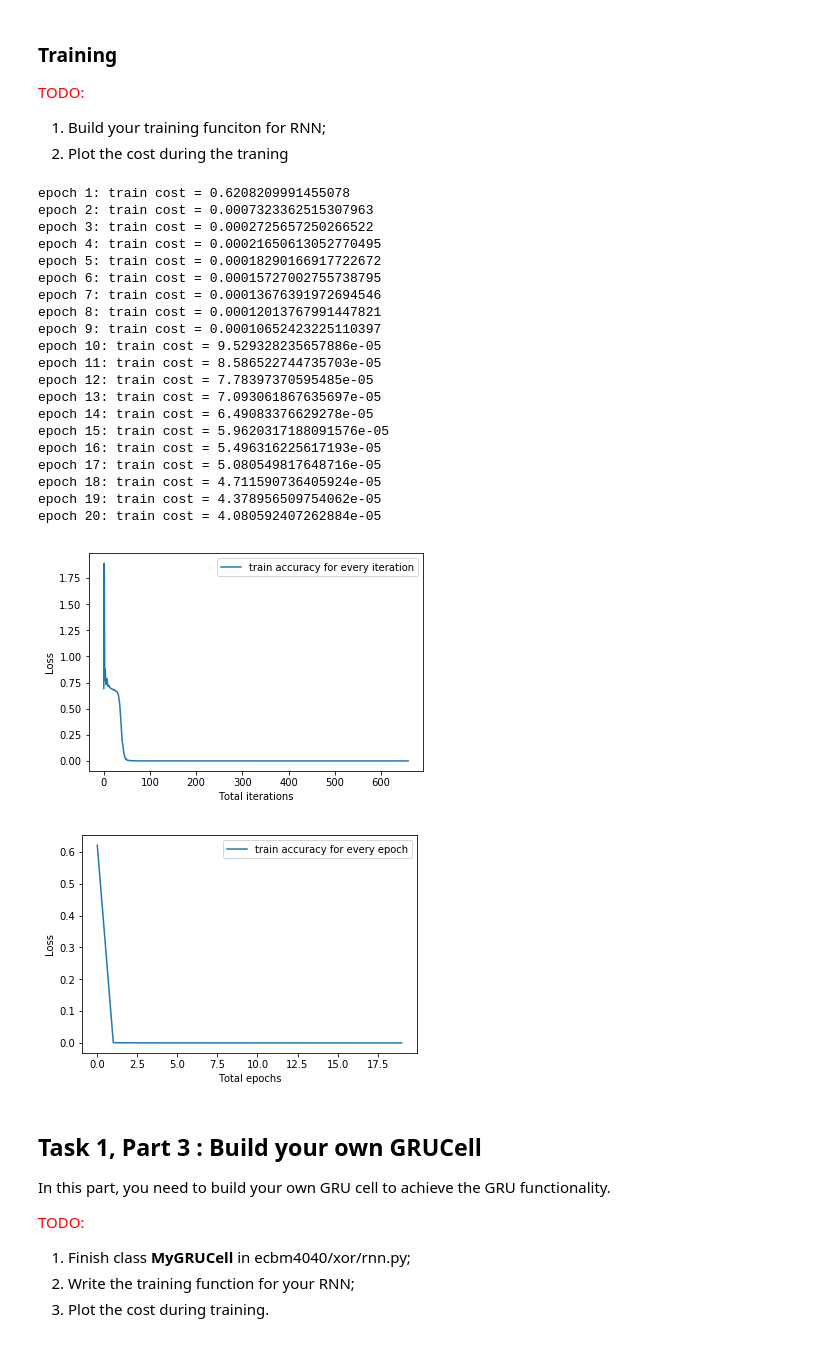
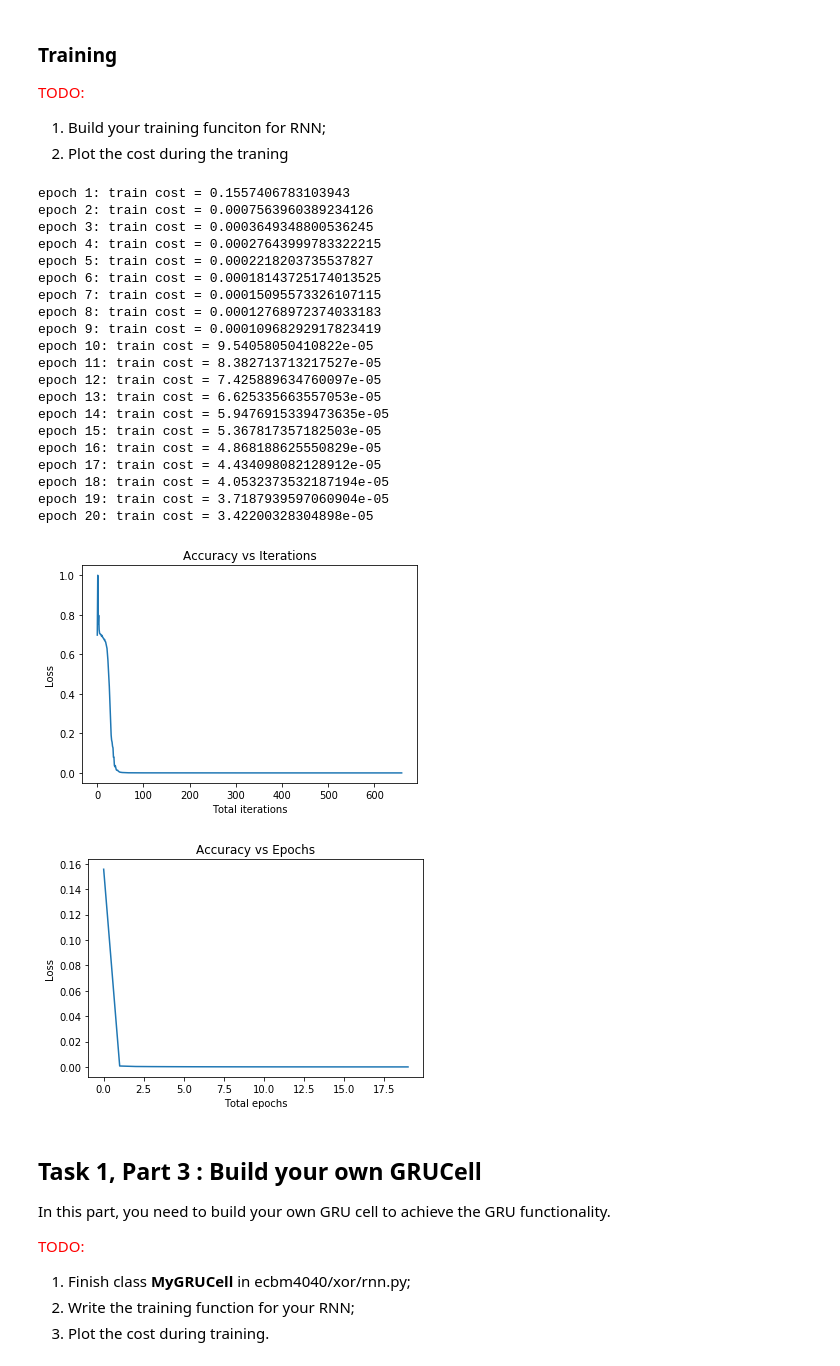
Before and after one commit to chintan94/dl-hw, a Jupyter notebook: hw3/assignment3/task1-xor.ipynb, the cells around one changed output. Saved outputs shown, nothing was run; the diff lists cells and outputs as text; code cells hidden in the pictures.

```diff
--- a/hw3/assignment3/task1-xor.ipynb
+++ b/hw3/assignment3/task1-xor.ipynb
@@ -164,57 +124,58 @@ accuracy = tf.reduce_mean(tf.cast(correct_num,tf.float32))
 # %%
 X_train,y_train=create_dataset(10000)
 init = tf.global_variables_initializer()
 
 
 batch_size_m = 300
 num_batch_m = X_train.shape[0]//batch_size_m
 epochs=20
 train_cost_li=[]
 train_cost_li_ep=[]
+
 with tf.Session() as sess:
     sess.run(init)
     for e in range(epochs):
         for i in range(num_batch_m):
             X_batch_m, y_batch_m = X_train[i*batch_size_m:(i+1)*batch_size_m,:,:], y_train[i*batch_size_m:(i+1)*batch_size_m,:]
             _,train_cost=sess.run([optimizer,loss], feed_dict={input_data: X_batch_m, output_data: y_batch_m})
             train_cost_li.append(train_cost)
         train_cost_li_ep.append(train_cost)
         print('epoch {}: train cost = {}'.format(e+1, train_cost))
 
-plt.plot(train_cost_li, label="train accuracy for every iteration")
+plt.plot(train_cost_li)
+plt.title("Accuracy vs Iterations")
 plt.xlabel("Total iterations")
 plt.ylabel("Loss")
-plt.legend()
 plt.show()
 
-plt.plot(train_cost_li_ep, label="train accuracy for every epoch")
+plt.plot(train_cost_li_ep)
+plt.title("Accuracy vs Epochs")
 plt.xlabel("Total epochs")
 plt.ylabel("Loss")
-plt.legend()
 plt.show()
 # %% [output]
-epoch 1: train cost = 0.6208209991455078
-epoch 2: train cost = 0.0007323362515307963
-epoch 3: train cost = 0.0002725657250266522
-epoch 4: train cost = 0.00021650613052770495
-epoch 5: train cost = 0.00018290166917722672
-epoch 6: train cost = 0.00015727002755738795
-epoch 7: train cost = 0.00013676391972694546
-epoch 8: train cost = 0.00012013767991447821
-epoch 9: train cost = 0.00010652423225110397
-epoch 10: train cost = 9.529328235657886e-05
-epoch 11: train cost = 8.586522744735703e-05
-epoch 12: train cost = 7.78397370595485e-05
-epoch 13: train cost = 7.093061867635697e-05
-epoch 14: train cost = 6.49083376629278e-05
-epoch 15: train cost = 5.9620317188091576e-05
-epoch 16: train cost = 5.496316225617193e-05
-epoch 17: train cost = 5.080549817648716e-05
-epoch 18: train cost = 4.711590736405924e-05
-epoch 19: train cost = 4.378956509754062e-05
-epoch 20: train cost = 4.080592407262884e-05
+epoch 1: train cost = 0.1557406783103943
+epoch 2: train cost = 0.0007563960389234126
+epoch 3: train cost = 0.0003649348800536245
+epoch 4: train cost = 0.00027643999783322215
+epoch 5: train cost = 0.0002218203735537827
+epoch 6: train cost = 0.00018143725174013525
+epoch 7: train cost = 0.00015095573326107115
+epoch 8: train cost = 0.00012768972374033183
+epoch 9: train cost = 0.00010968292917823419
+epoch 10: train cost = 9.54058050410822e-05
+epoch 11: train cost = 8.382713713217527e-05
+epoch 12: train cost = 7.425889634760097e-05
+epoch 13: train cost = 6.625335663557053e-05
+epoch 14: train cost = 5.9476915339473635e-05
+epoch 15: train cost = 5.367817357182503e-05
+epoch 16: train cost = 4.868188625550829e-05
+epoch 17: train cost = 4.434098082128912e-05
+epoch 18: train cost = 4.0532373532187194e-05
+epoch 19: train cost = 3.7187939597060904e-05
+epoch 20: train cost = 3.42200328304898e-05
-[figure, old version]
+[figure, new version]
-[figure, old version]
+[figure, new version]
 # %% [markdown]
 ## Task 1, Part 3 :  Build your own GRUCell
 In this part, you need to build your own GRU cell to achieve the GRU functionality.
```
Also changed, not shown: parts of 3 cells of this notebook.
